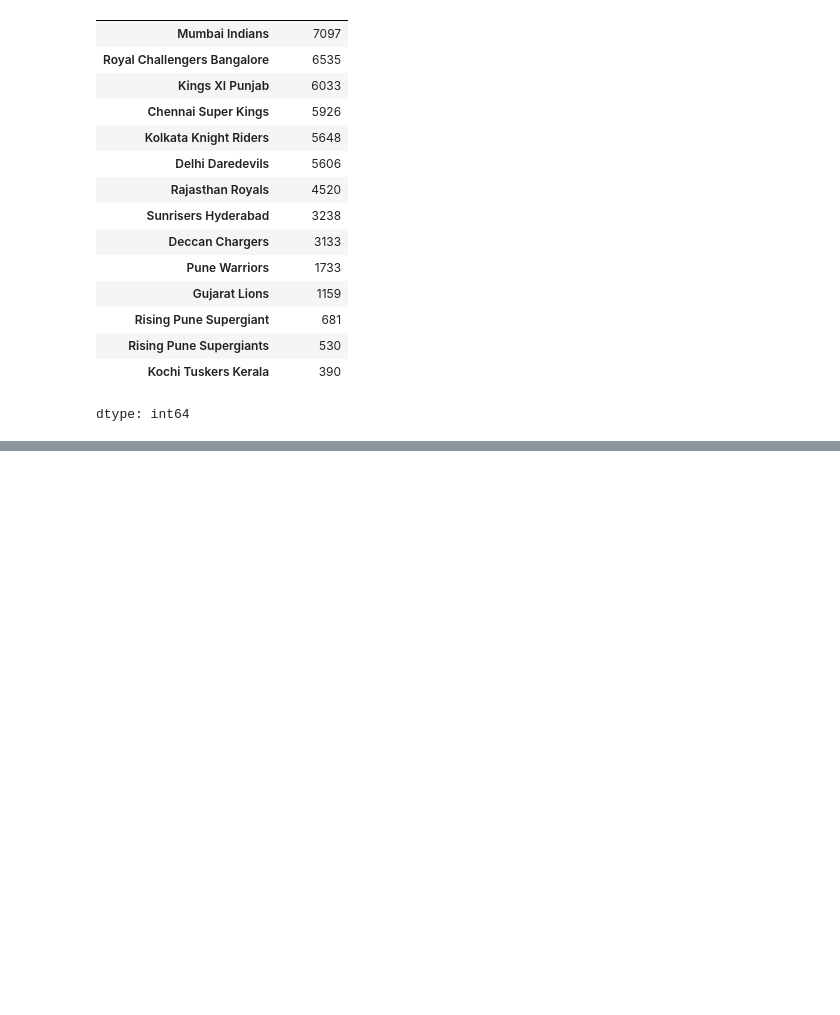
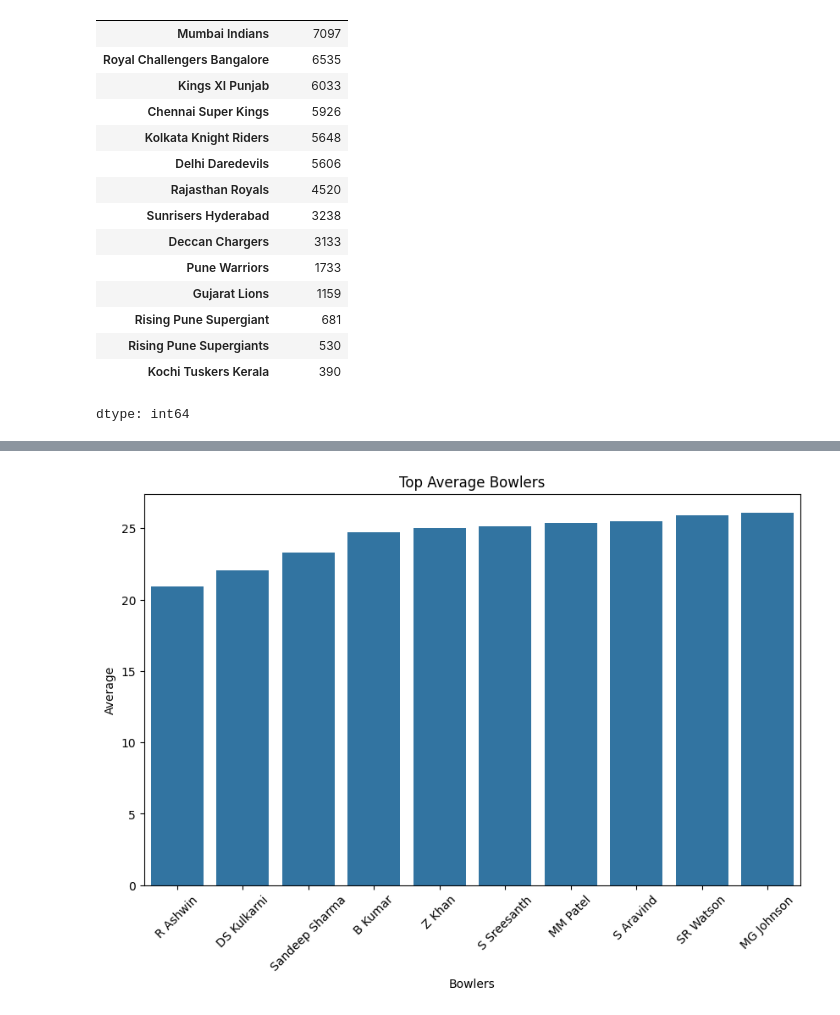
Before and after one commit to ajaykrixna/IPL_match-_analysis, a Jupyter notebook: IPL_analysis.ipynb, the cells around one changed output, grey strips where cells are left out. Drawn from its saved outputs; the diff is of its cells as text; code cells hidden in the pictures; blank space fills up the shorter version.

Commit message:
bowling average analysis

```diff
--- a/IPL_analysis.ipynb
+++ b/IPL_analysis.ipynb
@@ -682,0 +687,4 @@ dtype: int64
+# %%
+powerplay_wicket=merged[(merged['over']>=1) & (merged['over']<=6)  &  (merged['player_dismissed'].notna())].groupby('bowler')['player_dismissed'].count().sort_values(ascending=False).reset_index()
+# %%
+bowling_average=pd.merge(left=powerplay_runs,right=powerplay_wicket,left_on='bowler',right_on='bowler',how='inner')
@@ -682,0 +707,2 @@ dtype: int64
+# %%
+bowling_average['average']=bowling_average['bowler_runs']/bowling_average['player_dismissed']
@@ -682,0 +725,2 @@ dtype: int64
+# %%
+top_average_bowlers=bowling_average[bowling_average['player_dismissed']>=20].sort_values('average',ascending=True).head(10)
@@ -682,0 +741,10 @@ dtype: int64
+# %%
+plt.figure(figsize=(10,6))
+sns.barplot(x=top_average_bowlers['bowler'],y=top_average_bowlers['average'],data=top_average_bowlers)
+plt.title("Top Average Bowlers")
+plt.xlabel("Bowlers")
+plt.ylabel("Average")
+plt.xticks(rotation=45)
+plt.show()
+# %% [output]
+[figure, added]
```
Also changed, not shown: parts of 5 cells of this notebook.
